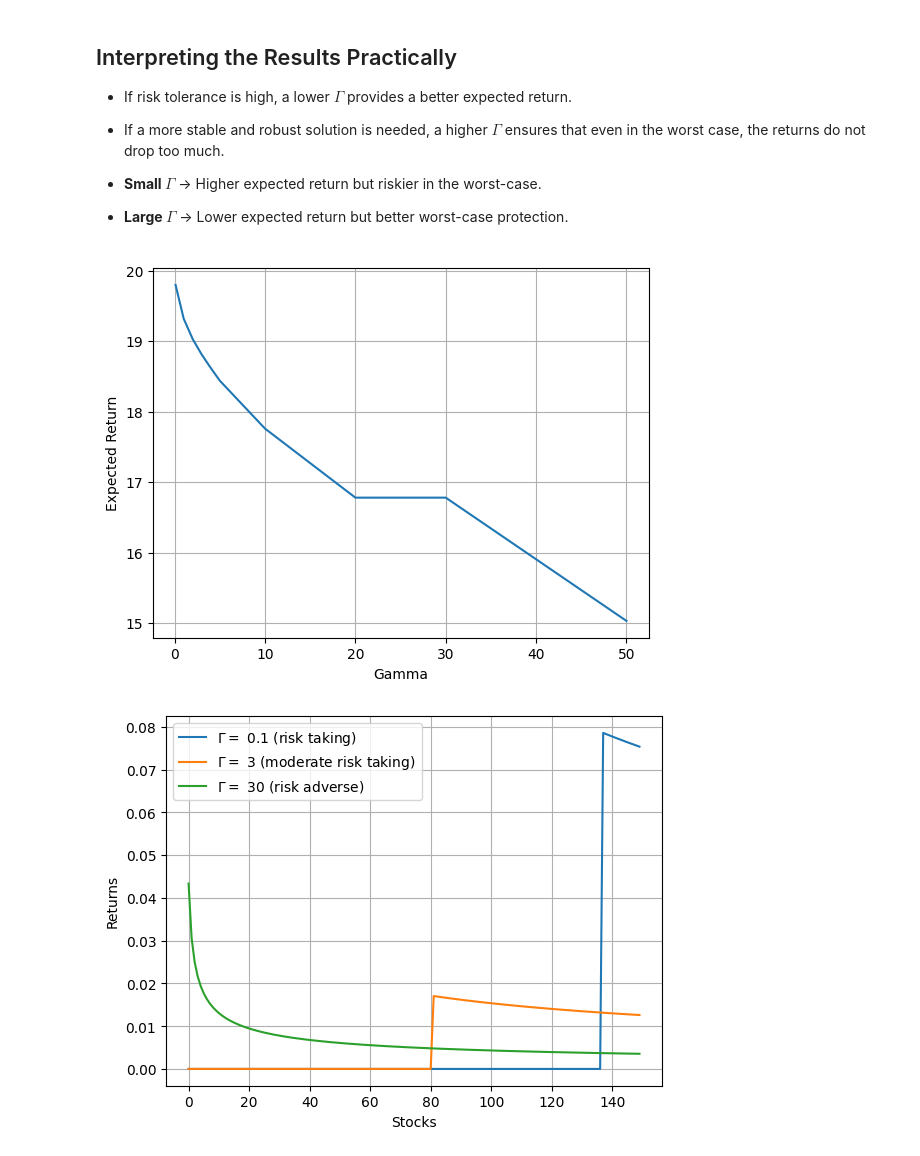
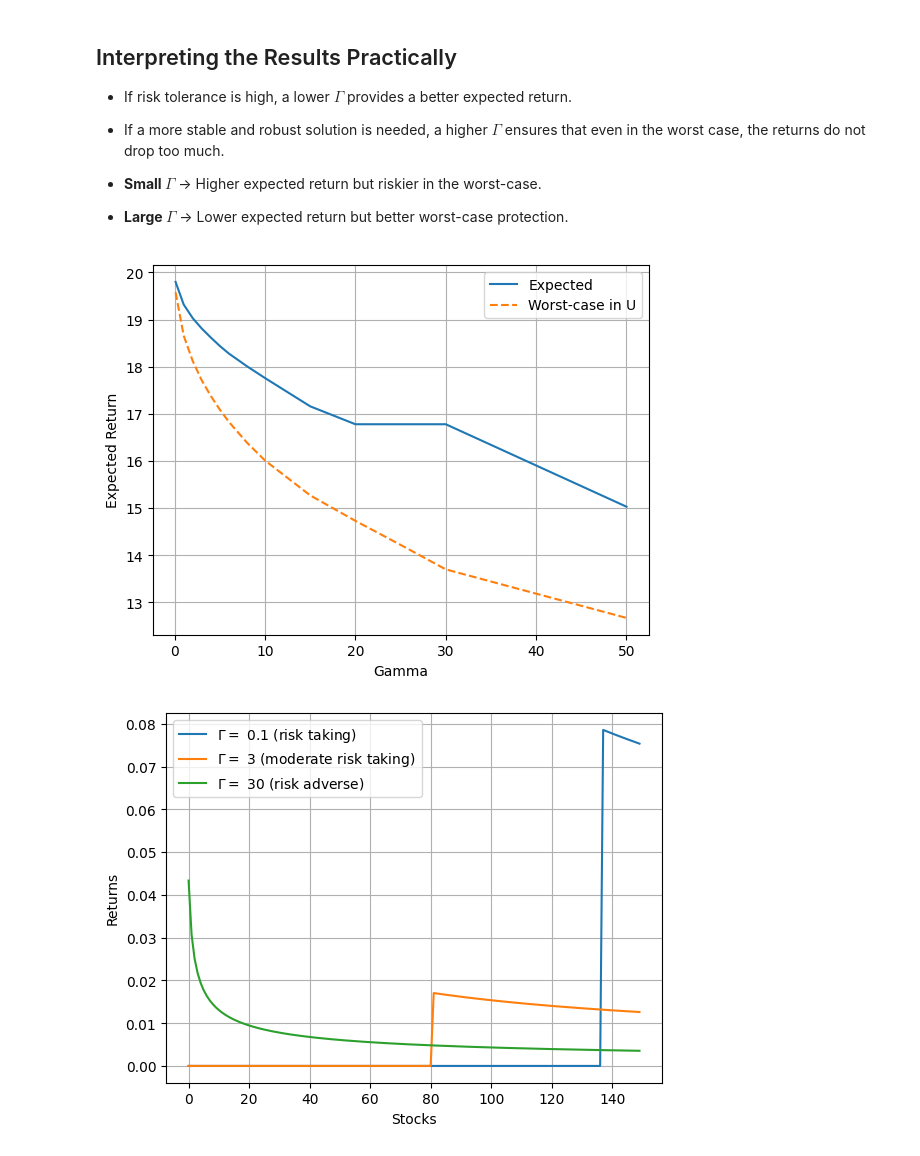
Before and after one commit to supsi-dacd-isaac/TeachDecisionMakingUncertainty, a Jupyter notebook: L03_example_robust_portfolio_problem.ipynb, the cells around one changed output. Saved outputs shown, nothing was run; the diff lists cells and outputs as text; code cells hidden in the pictures.

```diff
--- a/L03_example_robust_portfolio_problem.ipynb
+++ b/L03_example_robust_portfolio_problem.ipynb
@@ -272,25 +290,32 @@ def solve_for_given_uncertainty_budget(gamma):
 # %%
 ## NOW SOLVE FOR DIFFERENT GAMMA VALUES
-gamma_values = [0.1, 1, 2, 3, 4, 5, 10, 20 ,30, 50]
-
+gamma_values = [0.1, 1, 2, 3, 4, 5, 6, 8, 10, 15, 20,   25, 30, 50]
 # prepare some lists to save the results
-expected_performances = []
-worst_case_performace = []
-xx_rob_list = []
+expected_performances_list = []
+worst_case_performace_list = []
+xx_robust_list = []
 
 for gamma_i in gamma_values: # loop over uncertainty budget values
 
+  # solve the robust problem
   optobj_rob_i, xx_rob_i = solve_for_given_uncertainty_budget(gamma= gamma_i)
 
-  # We are appending (saving) the results to the lists
-  xx_rob_list.append(xx_rob_i)
-  expected_performances.append(np.round(mu@xx_rob_i*100,2))
-  worst_case_performace.append(np.round(optobj_rob_i*100,2))
+  # find which uncertain reaization leads to the best case return in U
+  # bc_rob_i = get_best_case_return(xx_rob_i, gamma=gamma_i);
+
+  # We are now saving appending to the list with .append(), the interesting results
+  xx_robust_list.append(xx_rob_i)
+
+  expected_return_percentage = np.round(mu@xx_rob_i*100,2)
+  expected_performances_list.append(expected_return_percentage)
+  worst_case_percentage = np.round(optobj_rob_i*100,2)
+  worst_case_performace_list.append(worst_case_percentage)
+
 
   # monitor progress by printing the results
   print('Uncertainty budget Gamma : = ', gamma_i)
-  print('Robust solution: Expected performance of ',np.round(mu@xx_rob_i*100,2),'% in return');
-  print('Robust solution: Worst-case performance of ',np.round(optobj_rob_i*100,2),'% in return')
+  print('Robust solution: Expected performance of ',expected_return_percentage,'% in return');
+  print('Robust solution: Worst-case performance of ', worst_case_percentage,'% in return')
 # %% [output]
 Being solved by Mosek...
 Solution status: Optimal
@@ -321,21 +346,23 @@ Robust solution: Worst-case performance of  12.67 % in return
 - **Large $\Gamma$** → Lower expected return but better worst-case protection.
 # %%
 # show the expected performance
-plt.plot(gamma_values, expected_performances)
+plt.plot(gamma_values, expected_performances_list, label='Expected')
+plt.plot(gamma_values, worst_case_performace_list, '--', label='Worst-case in U')
 plt.grid()
+plt.legend()
 plt.xlabel('Gamma')
 plt.ylabel('Expected Return')
 plt.show()
 
 # create a model
-plt.plot(xx_rob_list[0], label = f'$\Gamma =$ {gamma_values[0]} (risk taking)')
-plt.plot(xx_rob_list[3], label = f'$\Gamma =$ {gamma_values[3]} (moderate risk taking)')
-plt.plot(xx_rob_list[-2], label = f'$\Gamma =$ {gamma_values[-2]} (risk adverse)')
+plt.plot(xx_robust_list[0], label = f'$\Gamma =$ {gamma_values[0]} (risk taking)')
+plt.plot(xx_robust_list[3], label = f'$\Gamma =$ {gamma_values[3]} (moderate risk taking)')
+plt.plot(xx_robust_list[-2], label = f'$\Gamma =$ {gamma_values[-2]} (risk adverse)')
 plt.legend()
 plt.xlabel('Stocks')
 plt.ylabel('Returns')
 plt.grid()
 plt.show()
 # %% [output]
-[figure, old version]
+[figure, new version]
 [figure]
```
Also changed, not shown: parts of 8 cells of this notebook.
